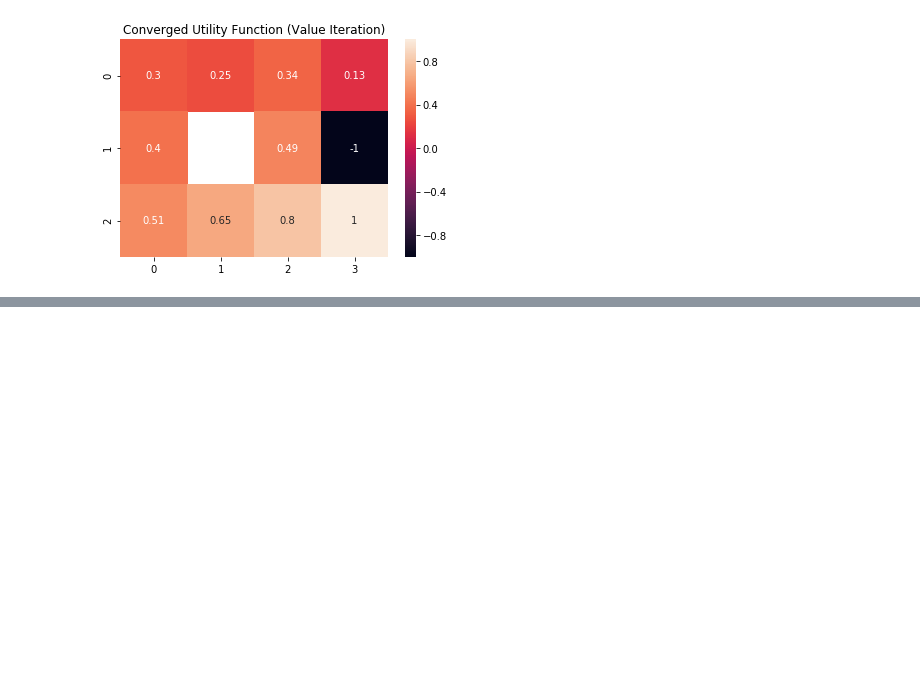
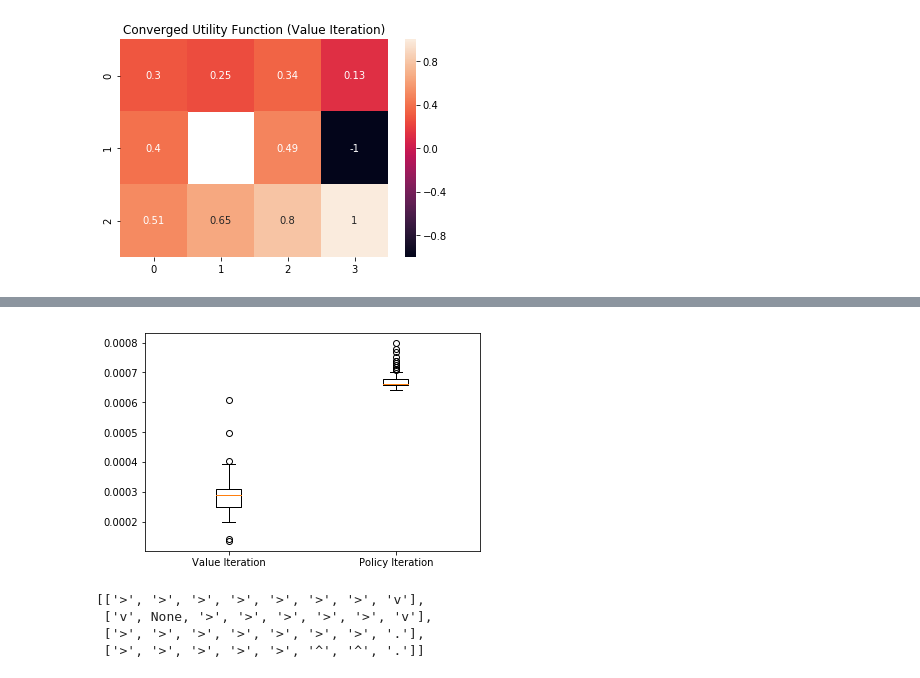
Before and after one commit to nshea3/ml_notebooks_p4, a Jupyter notebook: aimacode_mdp.ipynb, the cells around one changed output, grey strips where cells are left out. Cells and saved outputs as stored; diff of their text form; code cells hidden in the pictures; blank space fills up the shorter version.

```diff
--- a/aimacode_mdp.ipynb
+++ b/aimacode_mdp.ipynb
@@ -84,0 +85,18 @@ plt.plot(iter_time)
+# %%
+import timeit
+
+setup = '''
+import mdp
+
+gridmdp = mdp.GridMDP([[-0.04, -0.04, -0.04, +1],
+                   [-0.04, None, -0.04, -1],
+                   [-0.04, -0.04, -0.04, -0.04]],
+                   terminals=[(3, 2), (3, 1)])
+'''
+
+pi_time = timeit.Timer('mdp.policy_iteration(gridmdp)', setup = setup).repeat(100,1)
+vi_time = timeit.Timer('mdp.value_iteration(gridmdp)', setup = setup).repeat(100,1)
+
+bp = plt.boxplot([pi_time, vi_time], labels=["Value Iteration", "Policy Iteration"])
+# %% [output]
+[figure, added]
@@ -84,0 +109,8 @@ plt.plot(iter_time)
+# %%
+pi = best_policy(gridmdp, value_iteration(gridmdp, .01)[0])
+gridmdp.to_arrows(pi)
+# %% [output]
+[['>', '>', '>', '>', '>', '>', '>', 'v'],
+ ['v', None, '>', '>', '>', '>', '>', 'v'],
+ ['>', '>', '>', '>', '>', '>', '>', '.'],
+ ['>', '>', '>', '>', '>', '^', '^', '.']]
```
Also changed, not shown: parts of 11 cells of this notebook.
